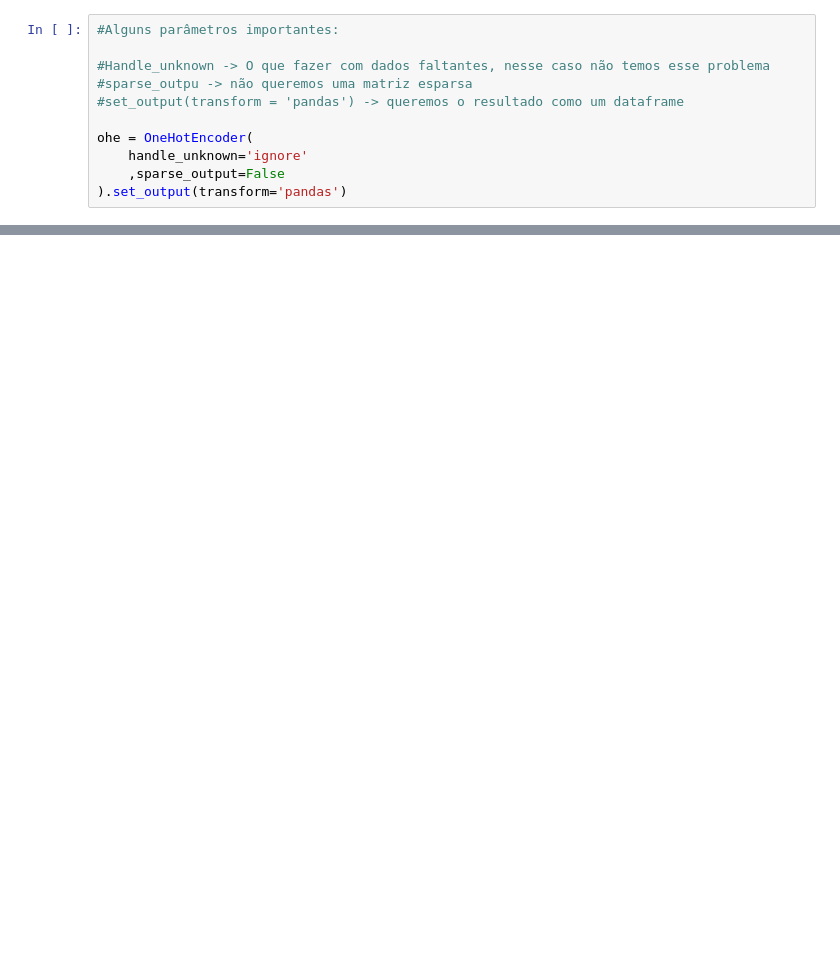
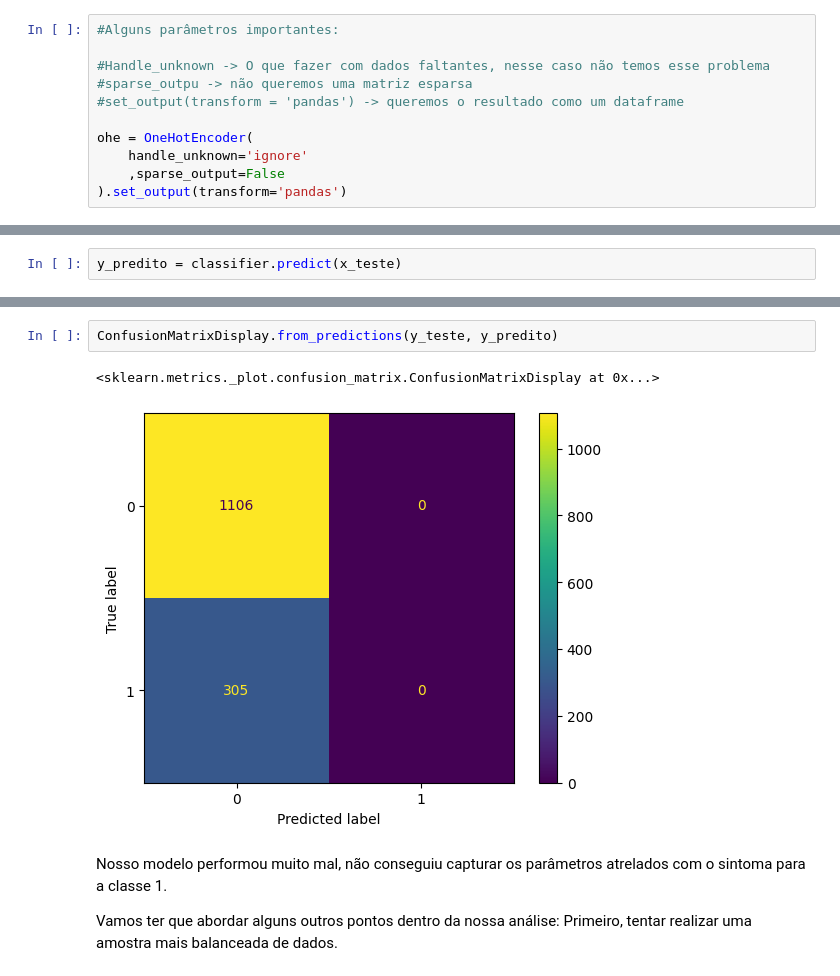
Before and after one commit to LuizAlbino/nhnes-data-project, a Jupyter notebook: logistic-regression.ipynb, the cells around one changed output, grey strips where cells are left out. Saved outputs shown, nothing was run; the diff lists cells and outputs as text; blank space fills up the shorter version.

```diff
--- a/logistic-regression.ipynb
+++ b/logistic-regression.ipynb
@@ -157,0 +177,2 @@ ohetransform
+# %%
+y_predito = classifier.predict(x_teste)
@@ -157,0 +188,9 @@ ohetransform
+# %%
+ConfusionMatrixDisplay.from_predictions(y_teste, y_predito)
+# %% [output]
+<sklearn.metrics._plot.confusion_matrix.ConfusionMatrixDisplay at 0x...>
+[figure, added]
+# %% [markdown]
+Nosso modelo performou muito mal, não conseguiu capturar os parâmetros atrelados com o sintoma para a classe 1.
+
+Vamos ter que abordar alguns outros pontos dentro da nossa análise: Primeiro, tentar realizar uma amostra mais balanceada de dados.
```
Also changed, not shown: parts of 14 cells of this notebook.
